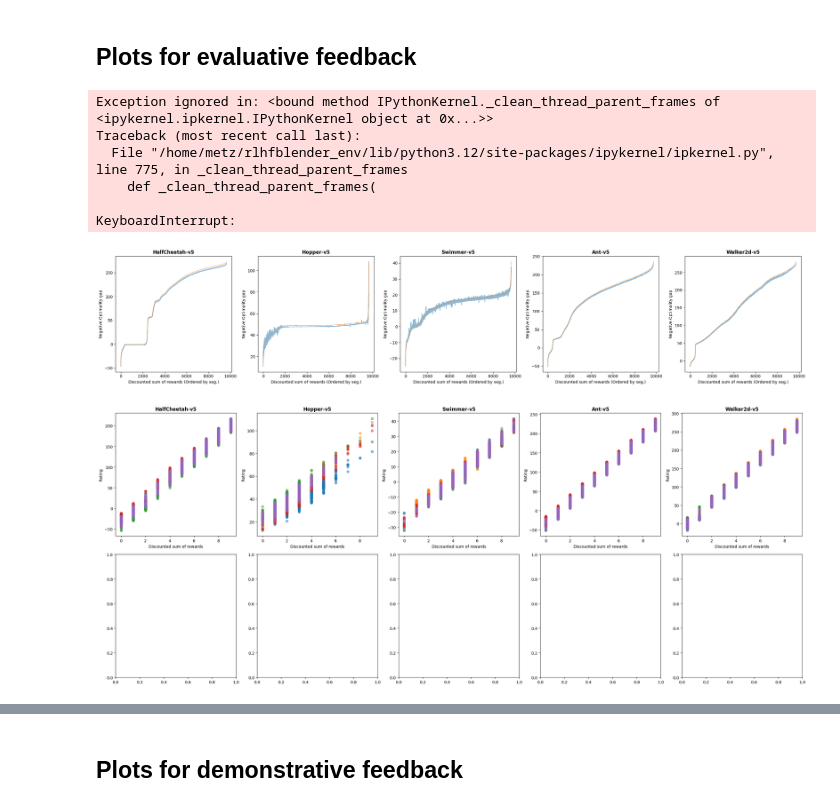
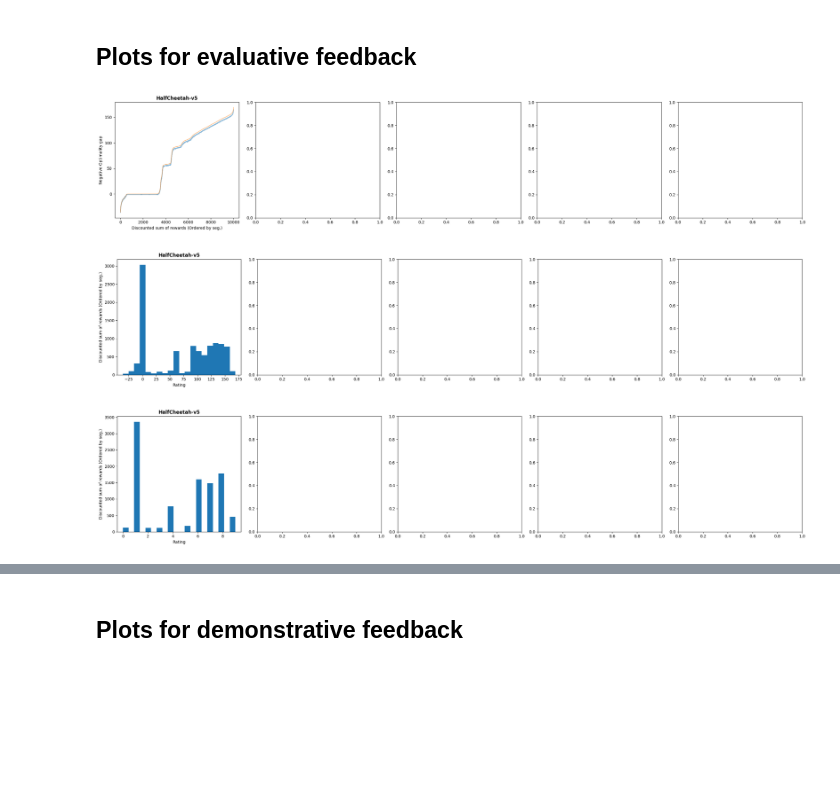
Before and after one commit to ymetz/multi-type-feedback, a Jupyter notebook: rlhf/Generate_Appendix_A_Plots.ipynb, the cells around one changed output, grey strips where cells are left out. Drawn from its saved outputs; the diff is of its cells as text; code cells hidden in the pictures; blank space fills up the shorter version.

```diff
--- a/rlhf/Generate_Appendix_A_Plots.ipynb
+++ b/rlhf/Generate_Appendix_A_Plots.ipynb
@@ -4,7 +4,7 @@ import numpy as np
 import matplotlib.pyplot as plt
 import pickle as pkl
 
-environments = ['HalfCheetah-v5', 'Hopper-v5', 'Swimmer-v5', 'Ant-v5', 'Walker2d-v5']
+environments = ['HalfCheetah-v5'] #['HalfCheetah-v5', 'Hopper-v5', 'Swimmer-v5', 'Ant-v5', 'Walker2d-v5']
 discount_factors = {
     'HalfCheetah-v5': 0.98,
     'Hopper-v5': 0.999,
@@ -15,11 +15,13 @@ discount_factors = {
     'ALE/MsPacman-v5': 0.99,
     'ALE/Enduro-v5': 0.99
 }
+feedback_dir = "feedback_debug"
 # %% [markdown]
 ## Plots for evaluative feedback
 # %%
 # Compute statistics env per env (due to memory constraints)
 results = {}
+plot_data = {}
 
 # helper function
 def discounted_sum_numpy(rewards, discount_factor):
@@ -32,13 +34,14 @@ for env in environments:
 
     # get all feedback files matching the environment (they contain the name and the seed)
     env_name = env if 'ALE' not in env else env.replace('/', '-')
-    feedback_files = [f for f in os.listdir("feedback_descript") if env_name in f]
+    feedback_files = [f for f in os.listdir(feedback_dir) if env_name in f]
 
     # Load data
     for file in feedback_files:
         seed = file.split('.')[0].split('_')[-1]
-        with open(f"feedback/{file}", 'rb') as f:
+        with open(f"{feedback_dir}/{file}", 'rb') as f:
             data = pkl.load(f)
+            plot_data[env] = data
             if env not in results:
                 results[env] = []
 
@@ -57,13 +60,6 @@ for env in environments:
 
             # store data
             results[env].append((ordered_gt_rews, opt_gaps, ratings, ordered_demo_rews))
-# %% [output]
-Exception ignored in: <bound method IPythonKernel._clean_thread_parent_frames of <ipykernel.ipkernel.IPythonKernel object at 0x...>>
-Traceback (most recent call last):
-  File "/home/metz/rlhfblender_env/lib/python3.12/site-packages/ipykernel/ipkernel.py", line 775, in _clean_thread_parent_frames
-    def _clean_thread_parent_frames(
-
-KeyboardInterrupt:
 # %%
 # make grid plot showing opt_gaps (y-axis) vs. discounted sum of rewards (x-axis) for each environment
 
@@ -82,22 +78,58 @@ plt.tight_layout()
 
 plt.savefig("opt_gaps_vs_discounted_sum_of_rewards.png")
 # %% [output]
-[figure, old version]
+[figure, new version]
+# %%
+# make grid plot showing opt_gaps (y-axis) vs. discounted sum of rewards (x-axis) for each environment
+
+fig, axs = plt.subplots(1, 5, figsize=(25, 5))
+
+for i, env in enumerate(environments):
+    ax = axs[i % 5]
+    for data in results[env][:1]:
+        ax.plot(data[1], alpha=0.5)
+        ax.plot(data[0], alpha=0.5)
+    ax.set_title(env, fontweight='bold')
+    ax.set_xlabel("Discounted sum of rewards (Ordered by seg.)")
+    ax.set_ylabel("Negative Optimality gap")
+
+plt.tight_layout()
+
+plt.savefig("opt_gaps_vs_discounted_sum_of_rewards.png")
+# %%
+# make grid plot showing ratings (y-axis) vs. discounted sum of rewards (x-axis) for each environment
+
+fig, axs = plt.subplots(1, 5, figsize=(25, 5))
+
+for i, env in enumerate(environments):
+    ax = axs[i % 5]
+    for data in results[env]:
+        ax.hist(data[0], bins=20)
+        #ax.hist(data[2], bins=20)
+    ax.set_title(env, fontweight='bold')
+    ax.set_xlabel("Rating")
+    ax.set_ylabel("Discounted sum of rewards (Ordered by seg.)")
+
+plt.tight_layout()
+
+plt.savefig("ratings_vs_discounted_sum_of_rewards.png")
+# %% [output]
+[figure, added]
 # %%
 # make grid plot showing ratings (y-axis) vs. discounted sum of rewards (x-axis) for each environment
 
 fig, axs = plt.subplots(1, 5, figsize=(25, 5))
 
 for i, env in enumerate(environments):
     ax = axs[i % 5]
     for data in results[env]:
-        ax.plot(data[2], data[0], 'o', alpha=0.5)
+        ax.hist(data[2], bins=20)
     ax.set_title(env, fontweight='bold')
     ax.set_xlabel("Rating")
     ax.set_ylabel("Discounted sum of rewards (Ordered by seg.)")
 
 plt.tight_layout()
 
 plt.savefig("ratings_vs_discounted_sum_of_rewards.png")
 # %% [output]
-[figure, old version]
+[figure, new version]
```
Also changed, not shown: parts of 8 cells of this notebook.
